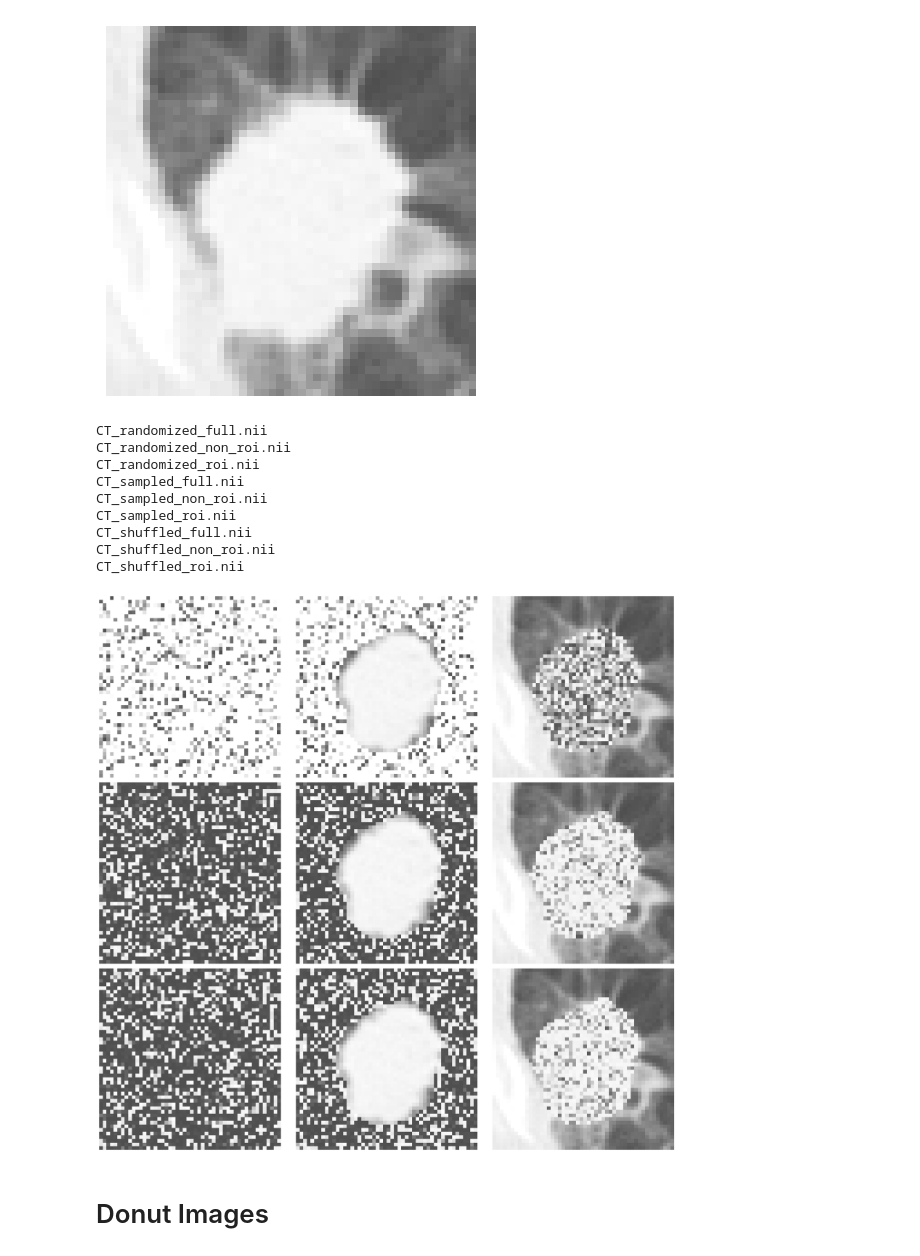
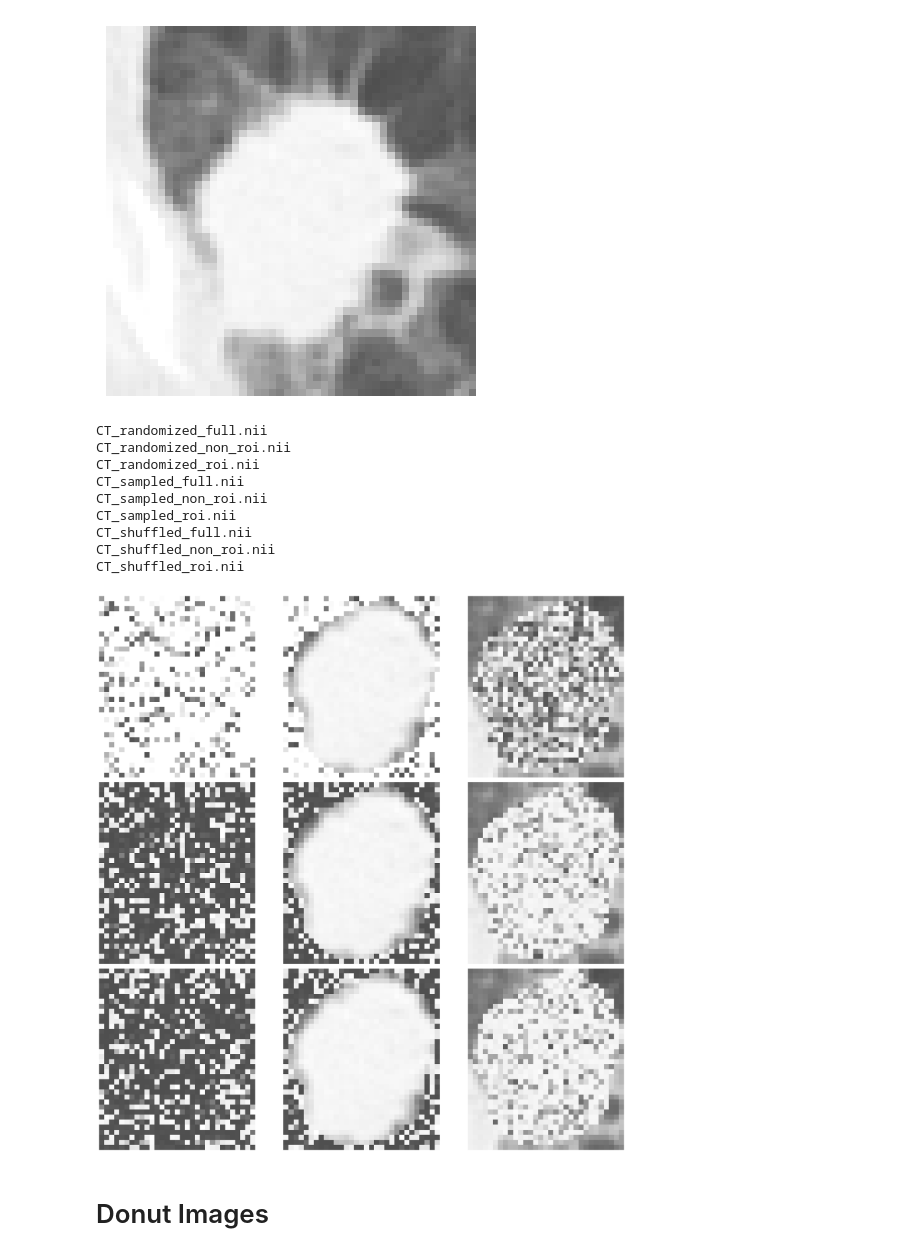
Before and after one commit to bhklab/readii_2_roqc, a Jupyter notebook: sandbox/visualization/make_cropped_image_mask_figures.ipynb, the cells around one changed output. Saved outputs shown, nothing was run; the diff lists cells and outputs as text; code cells hidden in the pictures.

Commit message:
feat: add cropped negative control images

```diff
--- a/sandbox/visualization/make_cropped_image_mask_figures.ipynb
+++ b/sandbox/visualization/make_cropped_image_mask_figures.ipynb
@@ -81,8 +81,8 @@ def get_crop_box(crop_method, mask, resize_dimension, label=1):
 
     return crop_box
 # %%
-resize = [50,50,50]
-# resize = None
+# resize = [50,50,50]
+resize = None
 
 crop_fig, crop_ax = plt.subplots(3,3, figsize=(18,18), layout='tight')
 
@@ -158,31 +169,31 @@ displayCTSegOverlay(crop_image, crop_mask, crop_slice_idx, dispMin=dispMin, disp
 # %%
 nc_dir_path = dirs.PROCDATA / "TCIA_NSCLC-Radiomics/images/readii_NSCLC-Radiomics/LUNG1-136_0135/CT_40276376/RTSTRUCT_28082283_GTV"
 
 nc_full_fig, nc_full_ax = plt.subplots(3,3, figsize=(20,18), layout='tight')
 nc_ax_flat = nc_full_ax.ravel()
 
 for idx, file in enumerate(sorted(list(nc_dir_path.glob("*.nii.gz")))):
     print(file.stem)
     nc_image = sitk.ReadImage(file)
 
     crop_image, crop_mask = crop_and_resize_image_and_mask(nc_image,
                                                             mask,
-                                                            crop_method = "centroid",
-                                                            resize_dimension = 50)
+                                                            crop_method = "bounding_box",
+                                                            resize_dimension = None)
     crop_slice_idx = crop_mask.GetSize()[2] // 2
 
     displayCTSegOverlay(crop_image, crop_mask, crop_slice_idx, dispMin=dispMin, dispMax=dispMax, ax=nc_ax_flat[idx], alpha=0)
 # %% [output]
 CT_randomized_full.nii
 CT_randomized_non_roi.nii
 CT_randomized_roi.nii
 CT_sampled_full.nii
 CT_sampled_non_roi.nii
 CT_sampled_roi.nii
 CT_shuffled_full.nii
 CT_shuffled_non_roi.nii
 CT_shuffled_roi.nii
-[figure, old version]
+[figure, new version]
 # %% [markdown]
 # Donut Images
 # %%
```
Also changed, not shown: parts of 4 cells of this notebook.
